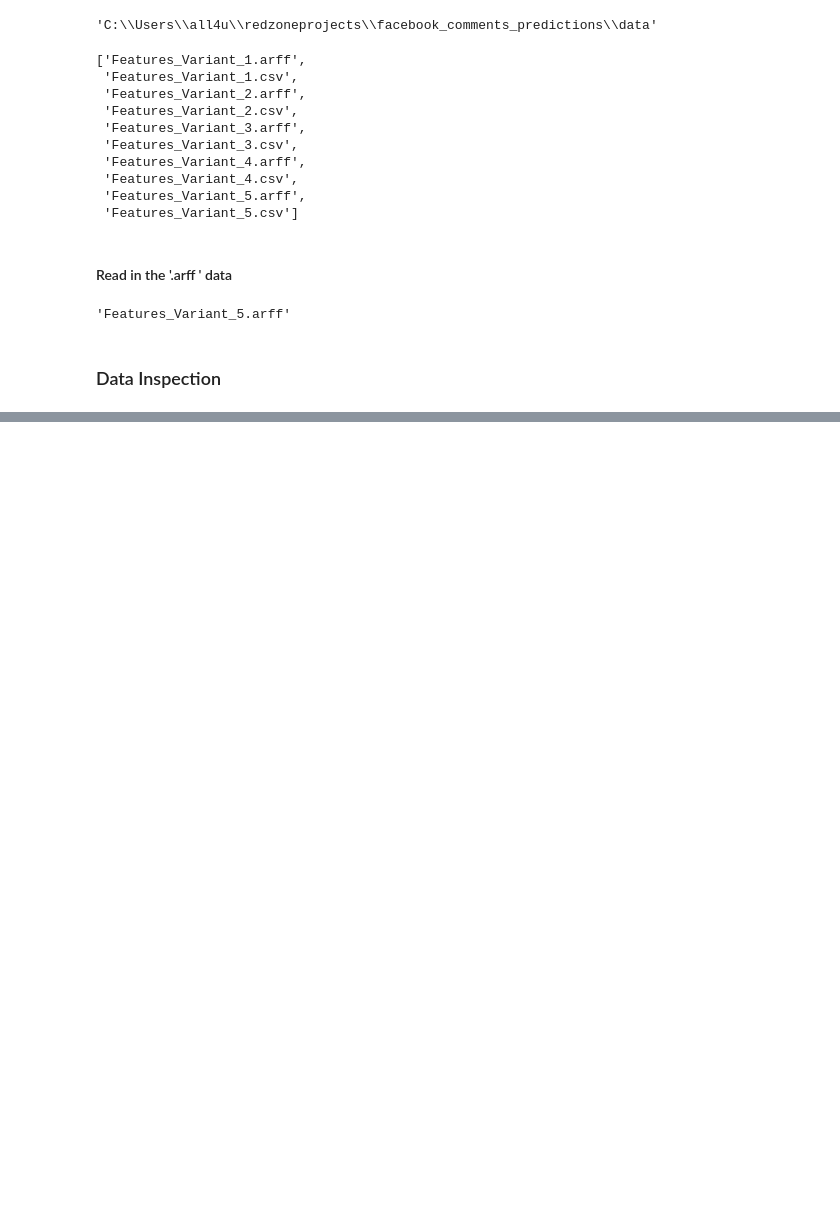
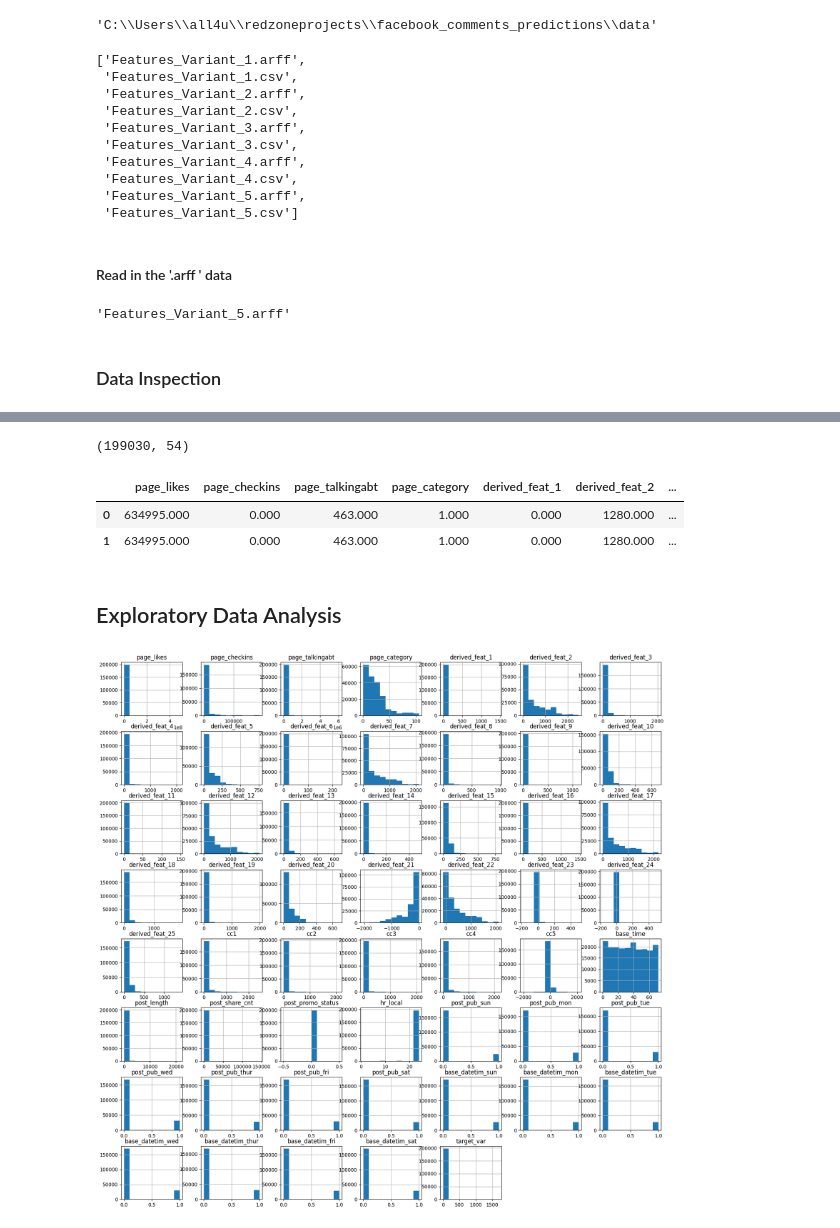
Before and after one commit to Richies2all/facebook_comments_predictions, a Jupyter notebook: Experimentation.ipynb, the cells around one changed output, grey strips where cells are left out. Cells and saved outputs as stored; diff of their text form; code cells hidden in the pictures; blank space fills up the shorter version.

```diff
--- a/Experimentation.ipynb
+++ b/Experimentation.ipynb
@@ -84,0 +118,32 @@ data_5 = pd.DataFrame(features_variant_5)
+# %%
+data_5.shape
+# %% [output]
+(199030, 54)
+# %%
+features_variant_renamed = data_5.rename(
+    columns={"v[0]": "page_likes", "v[1]": "page_checkins", "v[2]": "page_talkingabt", "v[3]": "page_category", "v[4]": "derived_feat_1", "v[5]": "derived_feat_2",
+             "v[6]": "derived_feat_3", "v[7]": "derived_feat_4", "v[8]": "derived_feat_5", "v[9]": "derived_feat_6",
+             "v[10]": "derived_feat_7", "v[11]": "derived_feat_8", "v[12]": "derived_feat_9",
+             "v[13]":"derived_feat_10", "v[14]":"derived_feat_11", "v[15]": "derived_feat_12", "v[16]":"derived_feat_13",
+             "v[17]":"derived_feat_14", "v[18]": "derived_feat_15", "v[19]": "derived_feat_16", "v[20]": "derived_feat_17", "v[21]": "derived_feat_18",
+             "v[22]": "derived_feat_19", "v[23]": "derived_feat_20", "v[24]": "derived_feat_21", "v[25]": "derived_feat_22",
+             "v[26]": "derived_feat_23", "v[27]": "derived_feat_24", "v[28]": "derived_feat_25", "v[29]": "cc1", "v[30]": "cc2", "v[31]": "cc3", "v[32]": "cc4",
+             "v[33]": "cc5", "v[34]": "base_time", "v[35]": "post_length", "v[36]": "post_share_cnt", "v[37]": "post_promo_status", "v[38]": "hr_local", "v[39]": "post_pub_sun",
+             "v[40]": "post_pub_mon", "v[41]": "post_pub_tue", "v[42]": "post_pub_wed", "v[43]": "post_pub_thur", "v[44]": "post_pub_fri", "v[45]": "post_pub_sat",
+             "v[46]": "base_datetim_sun", "v[47]": "base_datetim_mon", "v[48]": "base_datetim_tue", "v[49]": "base_datetim_wed", "v[50]": "base_datetim_thur",
+             "v[51]": "base_datetim_fri", "v[52]": "base_datetim_sat", "v[53]": "target_var"}
+)
+# %%
+features_variant_renamed.head(2)
+# %% [output]
+|  | page_likes | page_checkins | page_talkingabt | page_category | derived_feat_1 | derived_feat_2 | ... |
+| 0 | 634995.000 | 0.000 | 463.000 | 1.000 | 0.000 | 1280.000 | ... |
+| 1 | 634995.000 | 0.000 | 463.000 | 1.000 | 0.000 | 1280.000 | ... |
+# %% [markdown]
+## Exploratory Data Analysis
+# %%
+import matplotlib.pyplot as plt
+features_variant_renamed.hist(figsize=(20,20))
+plt.show()
+# %% [output]
+[figure, added]
```
Also changed, not shown: parts of 20 cells of this notebook, 12 other files.
